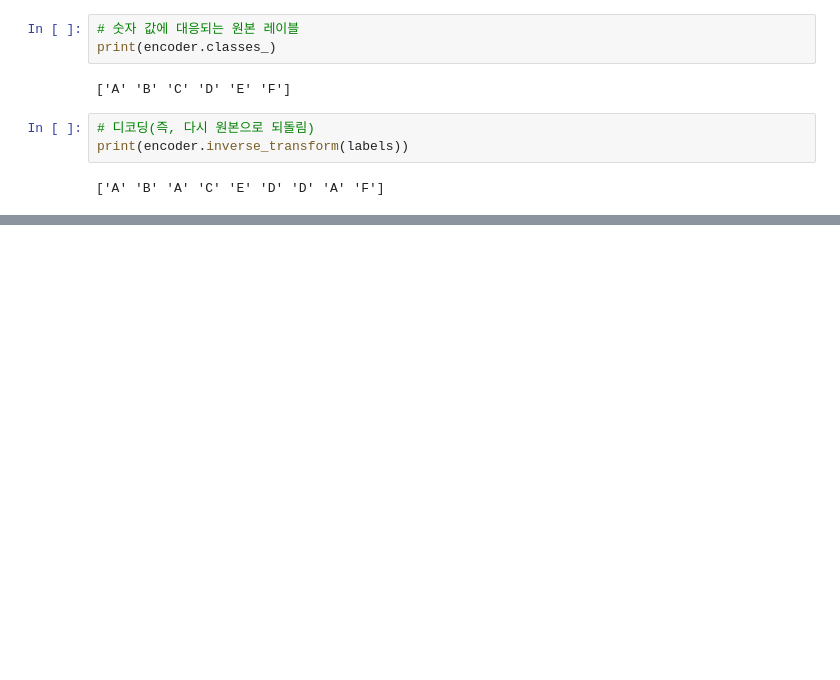
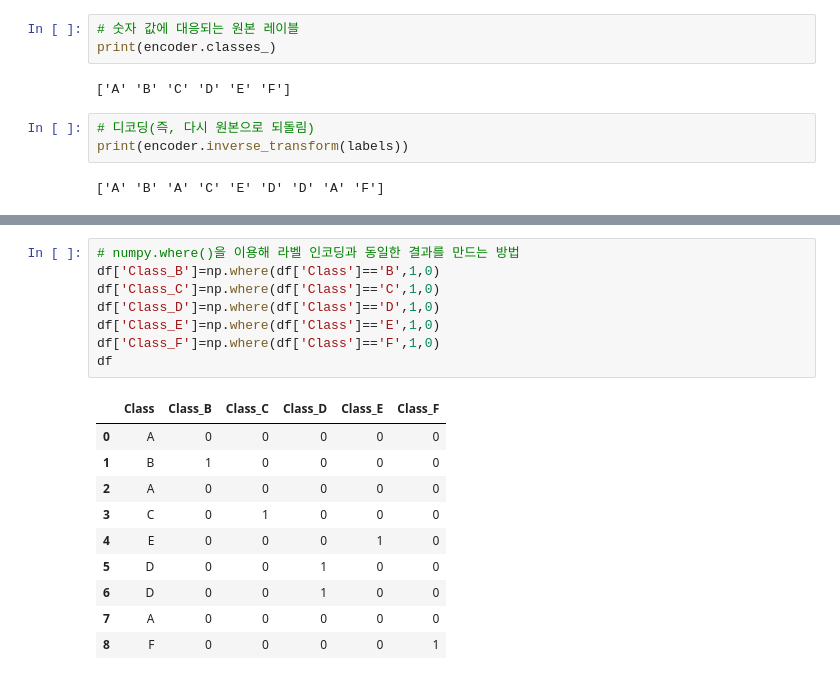
Before and after one commit to angelless00/KDT, a Jupyter notebook: 빅데이터분석기사 실기/책/part2_3장_2절.ipynb, the cells around one changed output, grey strips where cells are left out. Drawn from its saved outputs; the diff is of its cells as text; blank space fills up the shorter version.

```diff
--- a/빅데이터분석기사 실기/책/part2_3장_2절.ipynb
+++ b/빅데이터분석기사 실기/책/part2_3장_2절.ipynb
@@ -31,0 +135,19 @@ print(encoder.inverse_transform(labels))
+# %%
+# numpy.where()을 이용해 라벨 인코딩과 동일한 결과를 만드는 방법
+df['Class_B']=np.where(df['Class']=='B',1,0)
+df['Class_C']=np.where(df['Class']=='C',1,0)
+df['Class_D']=np.where(df['Class']=='D',1,0)
+df['Class_E']=np.where(df['Class']=='E',1,0)
+df['Class_F']=np.where(df['Class']=='F',1,0)
+df
+# %% [output]
+|  | Class | Class_B | Class_C | Class_D | Class_E | Class_F |
+| 0 | A | 0 | 0 | 0 | 0 | 0 |
+| 1 | B | 1 | 0 | 0 | 0 | 0 |
+| 2 | A | 0 | 0 | 0 | 0 | 0 |
+| 3 | C | 0 | 1 | 0 | 0 | 0 |
+| 4 | E | 0 | 0 | 0 | 1 | 0 |
+| 5 | D | 0 | 0 | 1 | 0 | 0 |
+| 6 | D | 0 | 0 | 1 | 0 | 0 |
+| 7 | A | 0 | 0 | 0 | 0 | 0 |
+| 8 | F | 0 | 0 | 0 | 0 | 1 |
```
Also changed, not shown: parts of 14 cells of this notebook, 56 other files.
